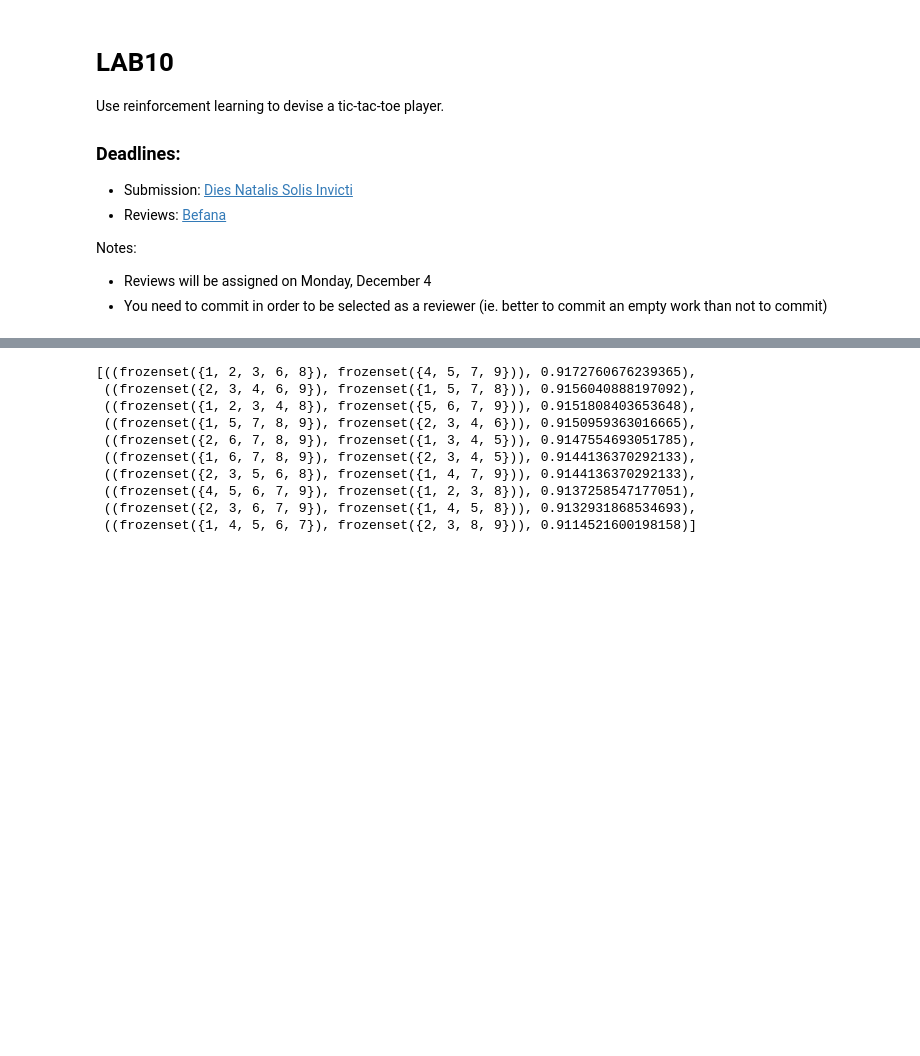
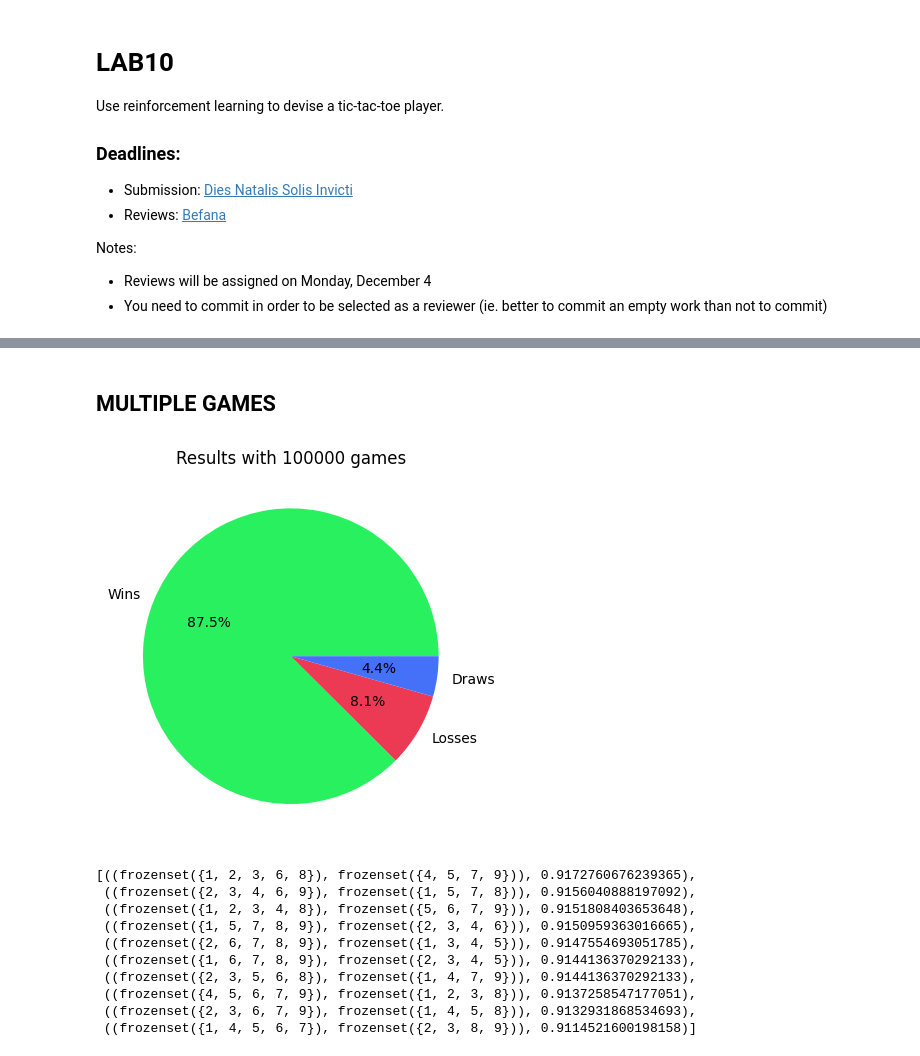
Before and after one commit to andrea-ga/computational-intelligence, a Jupyter notebook: labs/lab10/lab10.ipynb, the cells around one changed output, grey strips where cells are left out. Cells and saved outputs as stored; diff of their text form; code cells hidden in the pictures; blank space fills up the shorter version.

```diff
--- a/labs/lab10/lab10.ipynb
+++ b/labs/lab10/lab10.ipynb
@@ -193,0 +250,6 @@ defaultdict(<class 'list'>, {(frozenset(), frozenset()): array([0.        , 0.
+# %%
+Q_table = defaultdict(list)
+winner, trajectory =  rl2_game(Q_table)
+print(winner)
+print(trajectory)
+print(Q_table)
@@ -194,3 +260,20 @@ defaultdict(<class 'list'>, {(frozenset(), frozenset()): array([0.        , 0.
+# %% [markdown]
+## MULTIPLE GAMES
+# %%
+Q_table = defaultdict(list)
+counter_w = 0
+counter_l = 0
+iterations = 100_000
+
+for _ in tqdm(range(iterations)):
+    winner, trajectory =  rl2_game(Q_table)
+    if winner == 2:
+        counter_w += 1
+    elif winner == 1:
+        counter_l += 1
+draw_pie_chart(counter_w, counter_l, iterations - counter_w - counter_l, f"Results with {iterations} games")
+# %% [output]
+[figure, added]
 # %%
 def random_game():
     trajectory = list()
```
Also changed, not shown: parts of 11 cells of this notebook.
